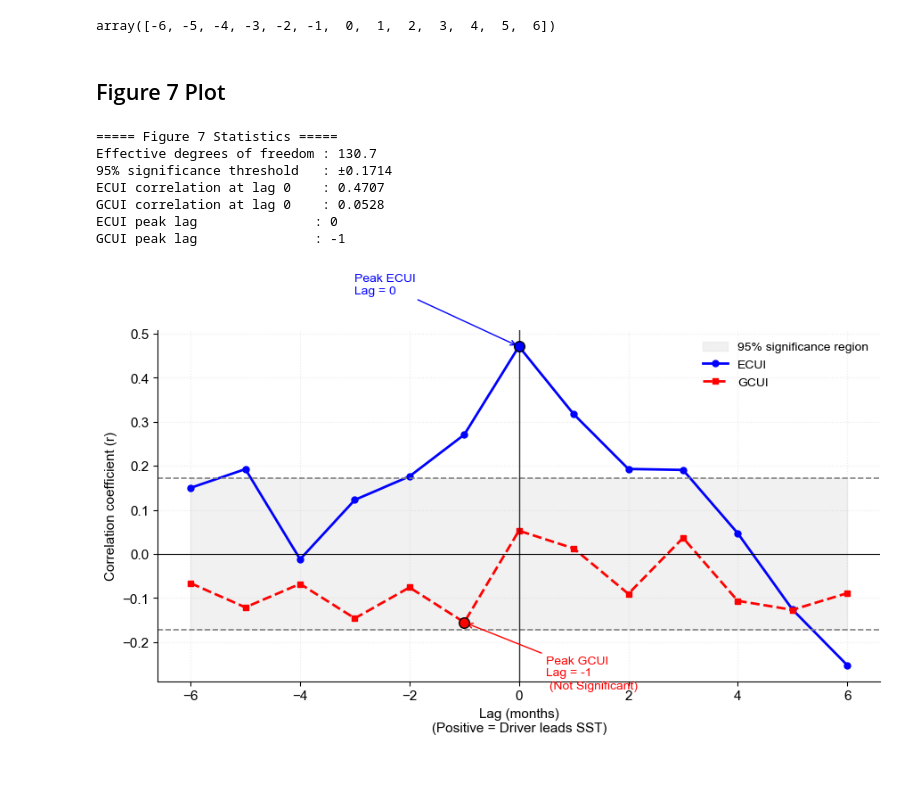
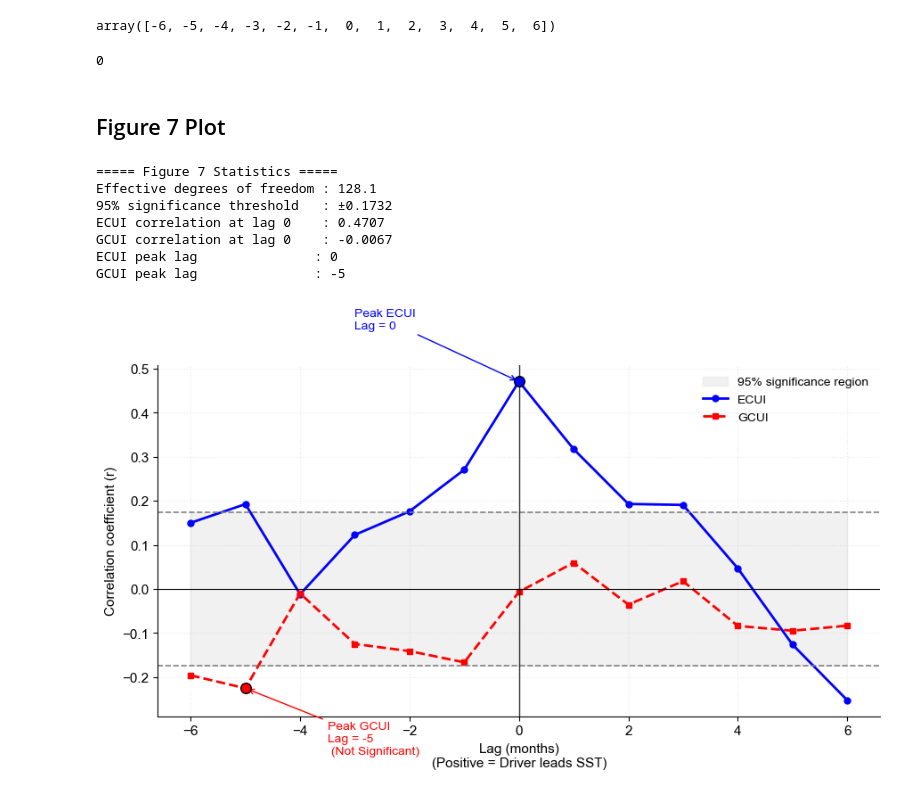
Before and after one commit to Annor-Gyimah/Coastal-Upwelling, a Jupyter notebook: notebooks/REFINED_EKMAN_CORRECTED.ipynb, the cells around one changed output. Cells and saved outputs as stored; diff of their text form; code cells hidden in the pictures.

```diff
--- a/notebooks/REFINED_EKMAN_CORRECTED.ipynb
+++ b/notebooks/REFINED_EKMAN_CORRECTED.ipynb
@@ -1846,12 +4123,23 @@ lags, corr_data = run_bretherton_analysis(ds_final_anom)
 lags
 # %% [output]
 array([-6, -5, -4, -3, -2, -1,  0,  1,  2,  3,  4,  5,  6])
+# %%
+lags[6]
+# %% [output]
+0
 # %% [markdown]
 ## Figure 7 Plot
 # %%
 
 
 def plot_synergy_lags(lags, data, fontsize=11):
+
+    lags = np.asarray(lags)
+    ecui_r = np.asarray(data["ECUI"]["r"], dtype=float)
+    gcui_r = np.asarray(data["GCUI"]["r"], dtype=float)
+
+    ecui_neff = float(np.asarray(data["ECUI"]["n_eff"], dtype=float).mean())
+    gcui_neff = float(np.asarray(data["GCUI"]["n_eff"], dtype=float).mean())
 
     fig, ax = plt.subplots(figsize=(9, 5.5))
 
@@ -1859,10 +4147,7 @@ def plot_synergy_lags(lags, data, fontsize=11):
     # Effective degrees of freedom (Bretherton et al., 1999)
     # ============================================================
 
-    avg_neff = (
-        data["ECUI"]["n_eff"] +
-        data["GCUI"]["n_eff"]
-    ) / 2
+    avg_neff = (ecui_neff + gcui_neff) / 2
 
     conf_limit = 1.96 / np.sqrt(avg_neff)
 
@@ -2075,47 +4360,44 @@ def plot_synergy_lags(lags, data, fontsize=11):
         dpi=300,
         bbox_inches="tight",
         pad_inches=0.05
     )
 
     plt.show()
 
 
 # ============================================================
 # Print useful statistics
-# ============================================================
+avg_neff = (
+    float(np.asarray(corr_data_v2["ECUI"]["n_eff"], dtype=float).mean()) +
+    float(np.asarray(corr_data_v2["GCUI"]["n_eff"], dtype=float).mean())
+) / 2
 
-lag0 = list(lags).index(0)
-
-avg_neff = (
-    corr_data["ECUI"]["n_eff"] +
-    corr_data["GCUI"]["n_eff"]
-) / 2
 
 sig_threshold = 1.96 / np.sqrt(avg_neff)
 
 print("\n===== Figure 7 Statistics =====")
 print(f"Effective degrees of freedom : {avg_neff:.1f}")
 print(f"95% significance threshold   : ±{sig_threshold:.4f}")
-print(f"ECUI correlation at lag 0    : {corr_data['ECUI']['r'][lag0]:.4f}")
-print(f"GCUI correlation at lag 0    : {corr_data['GCUI']['r'][lag0]:.4f}")
-print(f"ECUI peak lag               : {lags[np.argmax(np.abs(corr_data['ECUI']['r']))]}")
-print(f"GCUI peak lag               : {lags[np.argmax(np.abs(corr_data['GCUI']['r']))]}")
+print(f"ECUI correlation at lag 0    : {corr_data_v2['ECUI']['r'][lag0_idx]:.4f}")
+print(f"GCUI correlation at lag 0    : {corr_data_v2['GCUI']['r'][lag0_idx]:.4f}")
+print(f"ECUI peak lag               : {lags[np.argmax(np.abs(corr_data_v2['ECUI']['r']))]}")
+print(f"GCUI peak lag               : {lags[np.argmax(np.abs(corr_data_v2['GCUI']['r']))]}")
 
 # ============================================================
 # Plot
 # ============================================================
 
 plot_synergy_lags(
     lags,
-    corr_data,
+    corr_data_v2,
     fontsize=11
 )
 # %% [output]
 ===== Figure 7 Statistics =====
-Effective degrees of freedom : 130.7
-95% significance threshold   : ±0.1714
+Effective degrees of freedom : 128.1
+95% significance threshold   : ±0.1732
 ECUI correlation at lag 0    : 0.4707
-GCUI correlation at lag 0    : 0.0528
+GCUI correlation at lag 0    : -0.0067
 ECUI peak lag               : 0
-GCUI peak lag               : -1
+GCUI peak lag               : -5
-[figure, old version]
+[figure, new version]
```
Also changed, not shown: parts of 33 cells of this notebook, 9 other files.
